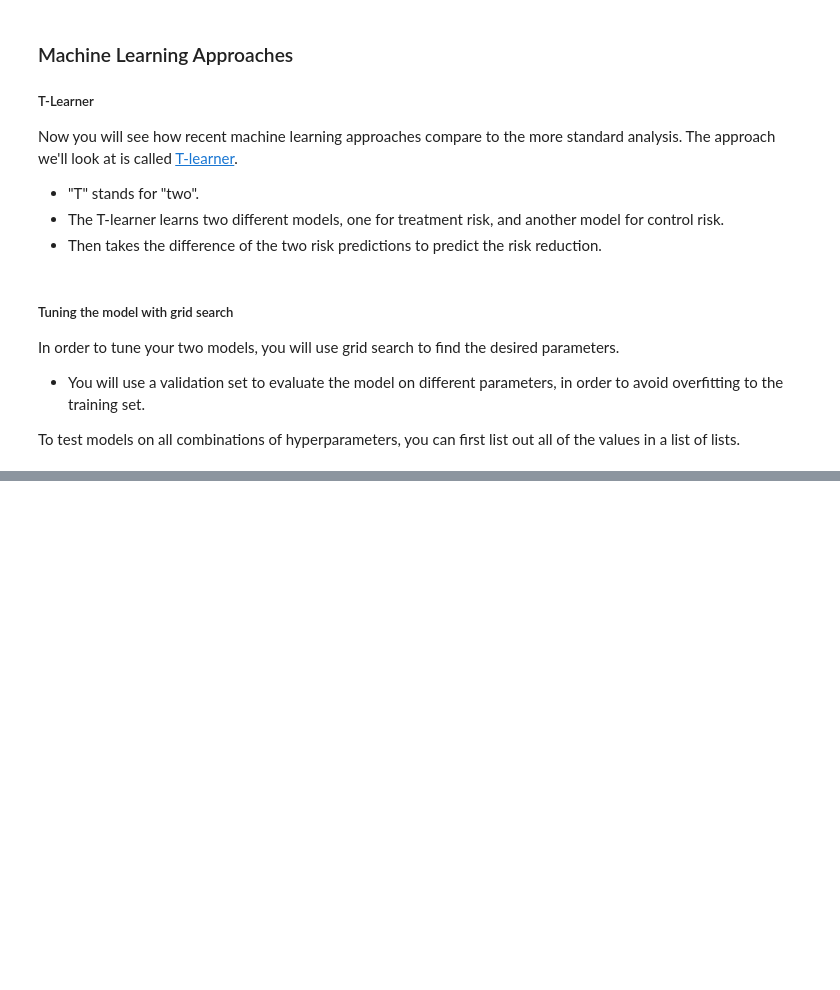
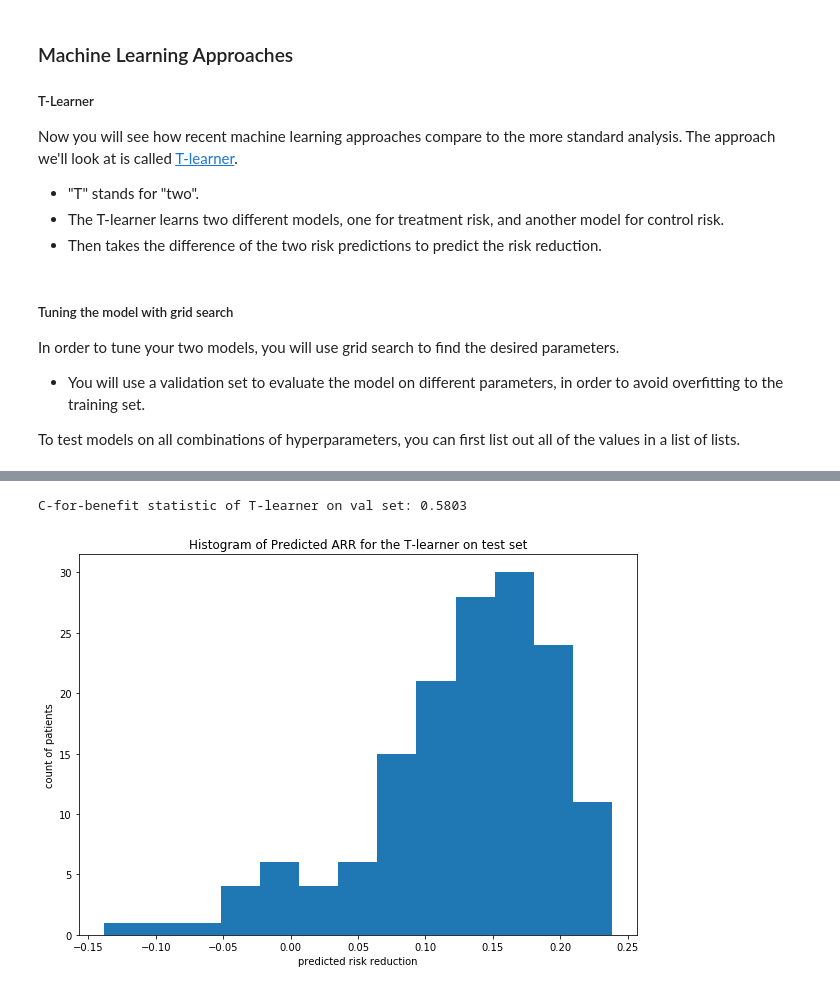
Before and after one commit to david-l-morton/ML-Projects, a Jupyter notebook: Medicine/C3_W1. Estimating Treatment Effect Using Machine Learning.ipynb, the cells around one changed output, grey strips where cells are left out. Drawn from its saved outputs; the diff is of its cells as text; code cells hidden in the pictures; blank space fills up the shorter version.

```diff
--- a/Medicine/C3_W1. Estimating Treatment Effect Using Machine Learning.ipynb
+++ b/Medicine/C3_W1. Estimating Treatment Effect Using Machine Learning.ipynb
@@ -517,0 +635,15 @@ def holdout_grid_search(clf, X_train_hp, y_train_hp, X_val_hp, y_val_hp, hyperpa
+# %%
+c_for_benefit_tlearner_val_set = c_statistic(rr_t_val, y_val, X_val.TRTMT)
+print(f"C-for-benefit statistic of T-learner on val set: {c_for_benefit_tlearner_val_set:.4f}")
+# %% [output]
+C-for-benefit statistic of T-learner on val set: 0.5803
+# %%
+rr_t_test = t_learner.predict(X_test.drop(["TRTMT"], axis=1))
+# %%
+plt.hist(rr_t_test, bins='auto')
+plt.title("Histogram of Predicted ARR for the T-learner on test set")
+plt.xlabel("predicted risk reduction")
+plt.ylabel("count of patients")
+plt.show()
+# %% [output]
+[figure, added]
```
Also changed, not shown: parts of 25 cells of this notebook, 1 other file.
